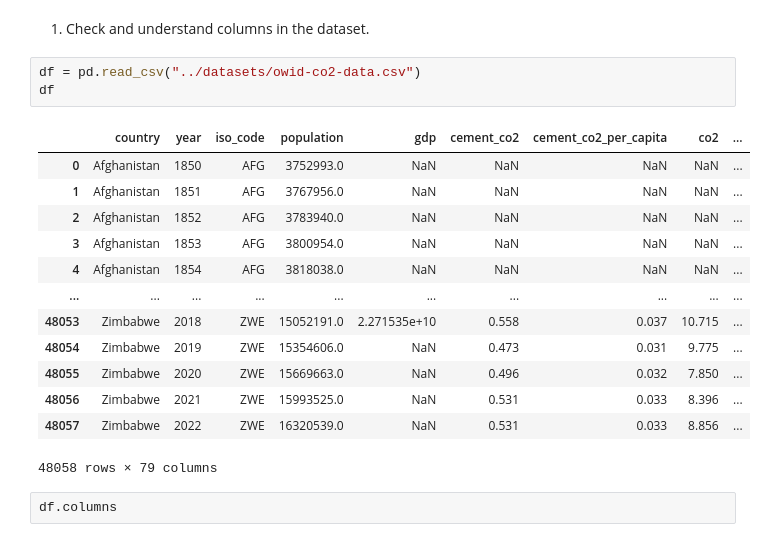
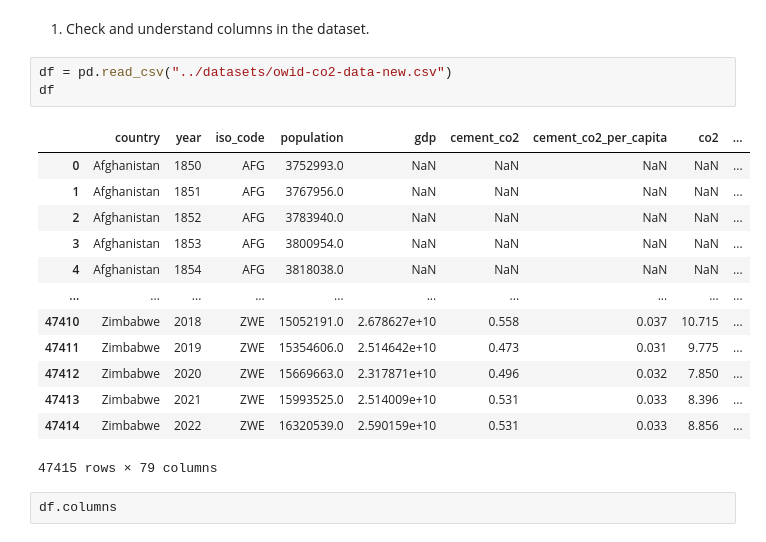
Before and after one commit to Bealtaine16/CO2_Emission, a Jupyter notebook: notebooks/1_data_exploration.ipynb, the cells around one changed output. Saved outputs shown, nothing was run; the diff lists cells and outputs as text.

Commit message:
Finally clean the data

```diff
--- a/notebooks/1_data_exploration.ipynb
+++ b/notebooks/1_data_exploration.ipynb
@@ -8,22 +8,22 @@ import pandas as pd
 # %% [markdown]
 1. Check and understand columns in the dataset.
 # %%
-df = pd.read_csv("../datasets/owid-co2-data.csv")
+df = pd.read_csv("../datasets/owid-co2-data-new.csv")
 df
 # %% [output]
 |  | country | year | iso_code | population | gdp | cement_co2 | cement_co2_per_capita | co2 | ... |
 | 0 | Afghanistan | 1850 | AFG | 3752993.0 | NaN | NaN | NaN | NaN | ... |
 | 1 | Afghanistan | 1851 | AFG | 3767956.0 | NaN | NaN | NaN | NaN | ... |
 | 2 | Afghanistan | 1852 | AFG | 3783940.0 | NaN | NaN | NaN | NaN | ... |
 | 3 | Afghanistan | 1853 | AFG | 3800954.0 | NaN | NaN | NaN | NaN | ... |
 | 4 | Afghanistan | 1854 | AFG | 3818038.0 | NaN | NaN | NaN | NaN | ... |
 | ... | ... | ... | ... | ... | ... | ... | ... | ... | ... |
-| 48053 | Zimbabwe | 2018 | ZWE | 15052191.0 | 2.271535e+10 | 0.558 | 0.037 | 10.715 | ... |
-| 48054 | Zimbabwe | 2019 | ZWE | 15354606.0 | NaN | 0.473 | 0.031 | 9.775 | ... |
-| 48055 | Zimbabwe | 2020 | ZWE | 15669663.0 | NaN | 0.496 | 0.032 | 7.850 | ... |
-| 48056 | Zimbabwe | 2021 | ZWE | 15993525.0 | NaN | 0.531 | 0.033 | 8.396 | ... |
-| 48057 | Zimbabwe | 2022 | ZWE | 16320539.0 | NaN | 0.531 | 0.033 | 8.856 | ... |
+| 47410 | Zimbabwe | 2018 | ZWE | 15052191.0 | 2.678627e+10 | 0.558 | 0.037 | 10.715 | ... |
+| 47411 | Zimbabwe | 2019 | ZWE | 15354606.0 | 2.514642e+10 | 0.473 | 0.031 | 9.775 | ... |
+| 47412 | Zimbabwe | 2020 | ZWE | 15669663.0 | 2.317871e+10 | 0.496 | 0.032 | 7.850 | ... |
+| 47413 | Zimbabwe | 2021 | ZWE | 15993525.0 | 2.514009e+10 | 0.531 | 0.033 | 8.396 | ... |
+| 47414 | Zimbabwe | 2022 | ZWE | 16320539.0 | 2.590159e+10 | 0.531 | 0.033 | 8.856 | ... |
-48058 rows × 79 columns
+47415 rows × 79 columns
 # %%
 df.columns
 # %% [output]
```
Also changed, not shown: parts of 25 cells of this notebook, 14 other files.
